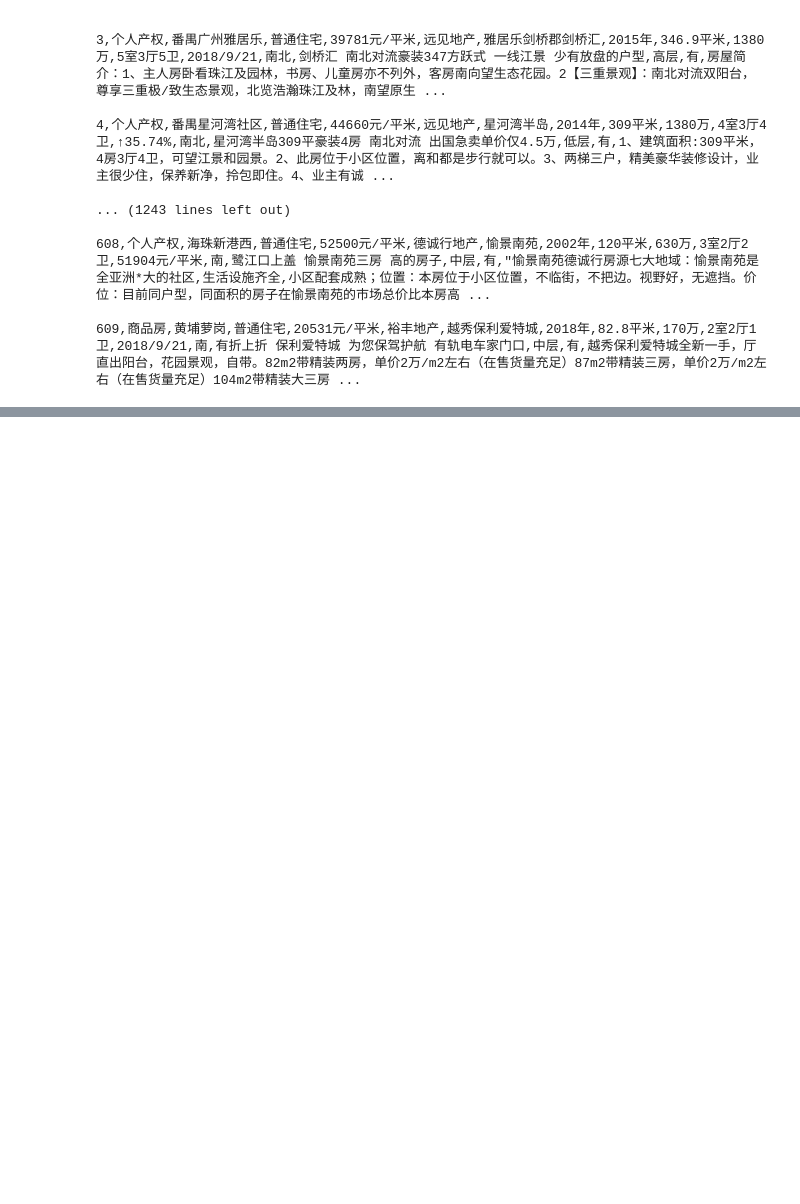
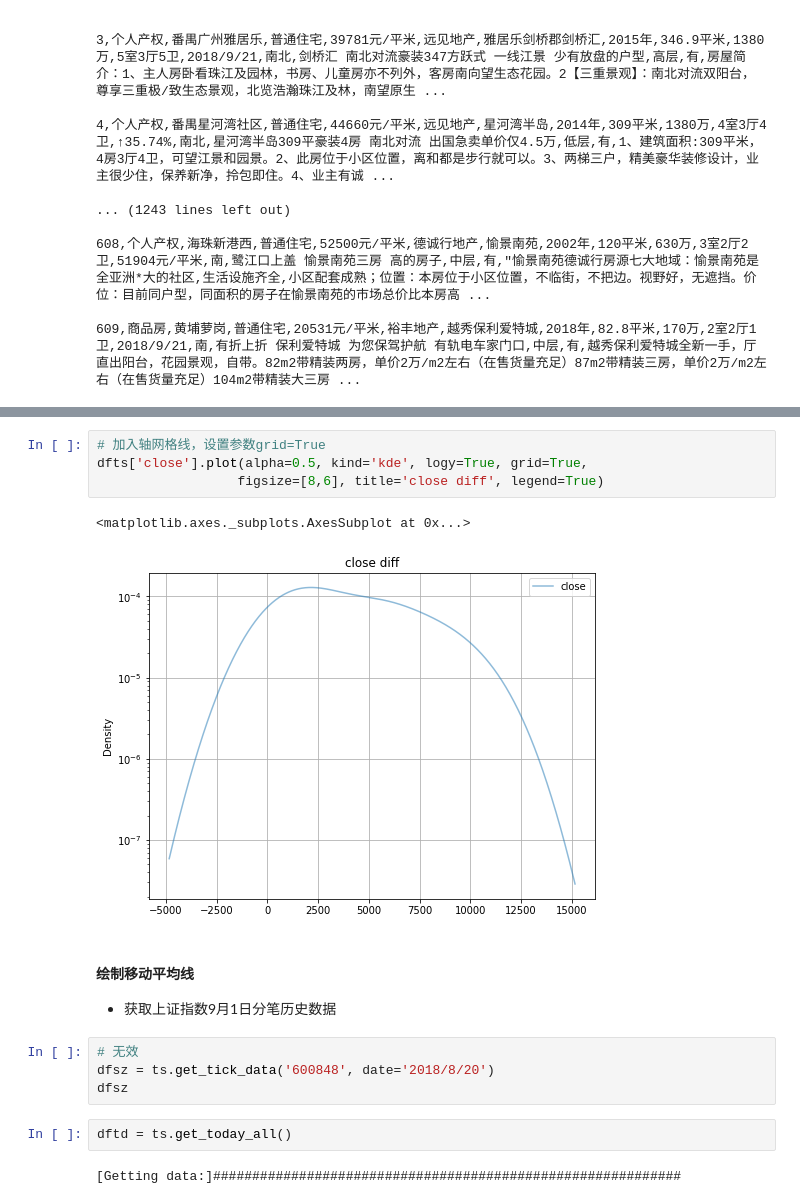
Before and after one commit to suainam/PythonAnalysis, a Jupyter notebook: Jupyter_notebook/Python与数据科学.ipynb, the cells around one changed output, grey strips where cells are left out. Saved outputs shown, nothing was run; the diff lists cells and outputs as text; blank space fills up the shorter version.

```diff
--- a/Jupyter_notebook/Python与数据科学.ipynb
+++ b/Jupyter_notebook/Python与数据科学.ipynb
@@ -725,0 +1959,19 @@ df.head()
+# %%
+# 加入轴网格线，设置参数grid=True
+dfts['close'].plot(alpha=0.5, kind='kde', logy=True, grid=True,
+                  figsize=[8,6], title='close diff', legend=True)
+# %% [output]
+<matplotlib.axes._subplots.AxesSubplot at 0x...>
+[figure, added]
+# %% [markdown]
+#### 绘制移动平均线
+
++ 获取上证指数9月1日分笔历史数据
+# %%
+# 无效
+dfsz = ts.get_tick_data('600848', date='2018/8/20')
+dfsz
+# %%
+dftd = ts.get_today_all()
+# %% [output]
+[Getting data:]############################################################
```
Also changed, not shown: parts of 174 cells of this notebook.
